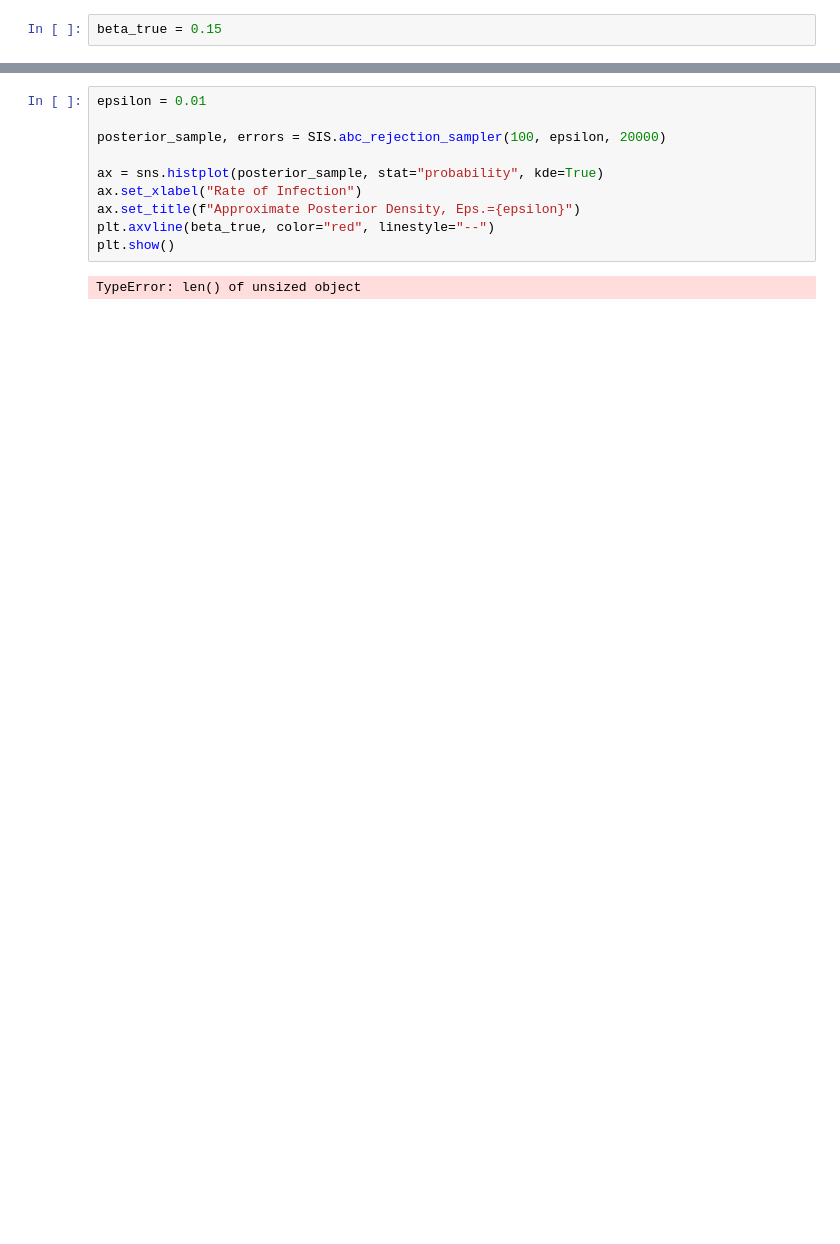
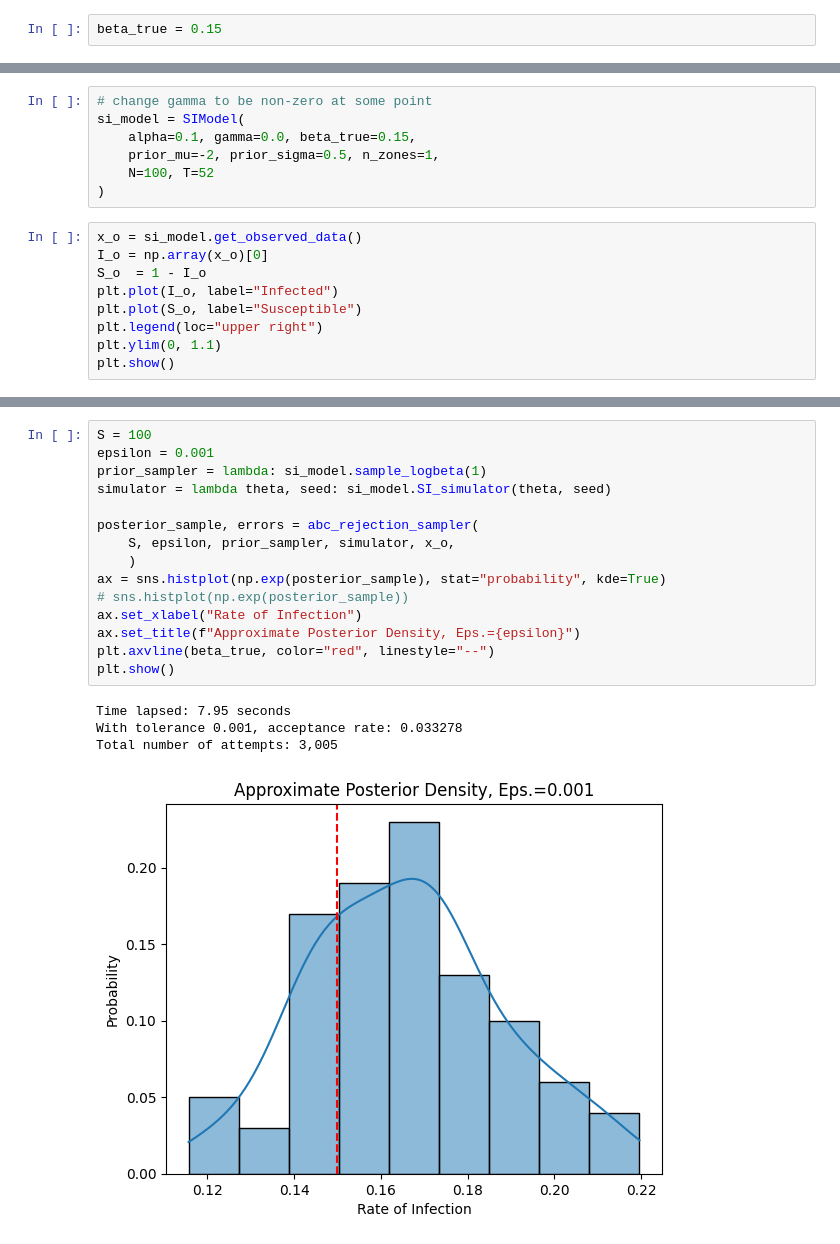
Before and after one commit to epibayes/np-epid, a Jupyter notebook: notebooks/sis_simulation.ipynb, the cells around one changed output, grey strips where cells are left out. Drawn from its saved outputs; the diff is of its cells as text; blank space fills up the shorter version.

```diff
--- a/notebooks/sis_simulation.ipynb
+++ b/notebooks/sis_simulation.ipynb
@@ -36,0 +26,16 @@ SIS.x_o.shape
+# %%
+# change gamma to be non-zero at some point
+si_model = SIModel(
+    alpha=0.1, gamma=0.0, beta_true=0.15,
+    prior_mu=-2, prior_sigma=0.5, n_zones=1,
+    N=100, T=52
+)
+# %%
+x_o = si_model.get_observed_data()
+I_o = np.array(x_o)[0]
+S_o  = 1 - I_o
+plt.plot(I_o, label="Infected")
+plt.plot(S_o, label="Susceptible")
+plt.legend(loc="upper right")
+plt.ylim(0, 1.1)
+plt.show()
@@ -37,13 +44,21 @@ SIS.x_o.shape
 # %%
-epsilon = 0.01
+S = 100
+epsilon = 0.001
+prior_sampler = lambda: si_model.sample_logbeta(1)
+simulator = lambda theta, seed: si_model.SI_simulator(theta, seed)
 
-posterior_sample, errors = SIS.abc_rejection_sampler(100, epsilon, 20000)
-
-ax = sns.histplot(posterior_sample, stat="probability", kde=True)
+posterior_sample, errors = abc_rejection_sampler(
+    S, epsilon, prior_sampler, simulator, x_o,
+    )
+ax = sns.histplot(np.exp(posterior_sample), stat="probability", kde=True)
+# sns.histplot(np.exp(posterior_sample))
 ax.set_xlabel("Rate of Infection")
 ax.set_title(f"Approximate Posterior Density, Eps.={epsilon}")
 plt.axvline(beta_true, color="red", linestyle="--")
 plt.show()
 # %% [output]
-TypeError: len() of unsized object
+Time lapsed: 7.95 seconds
+With tolerance 0.001, acceptance rate: 0.033278
+Total number of attempts: 3,005
+[figure, added]
 # %%
```
Also changed, not shown: parts of 10 cells of this notebook, 9 other files.
